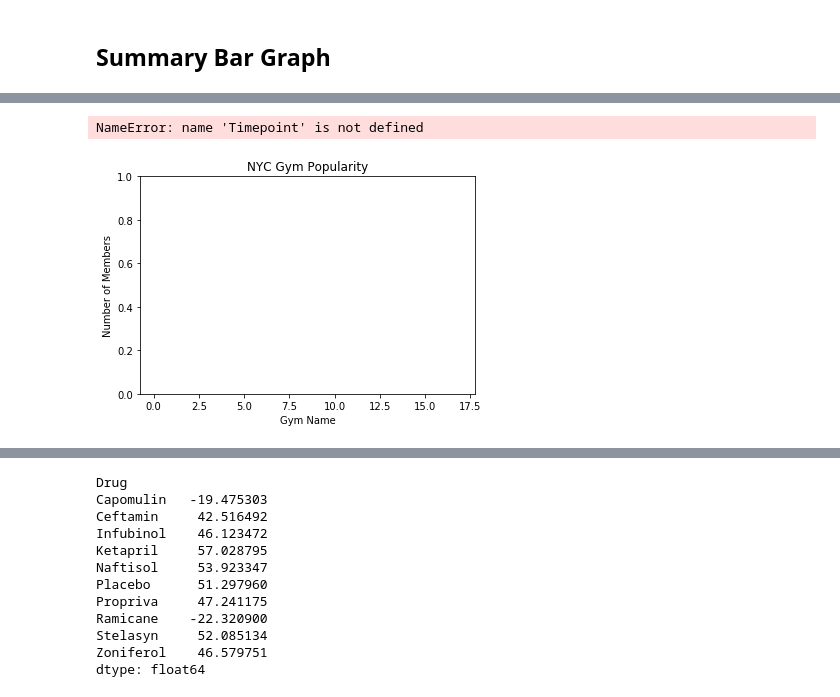
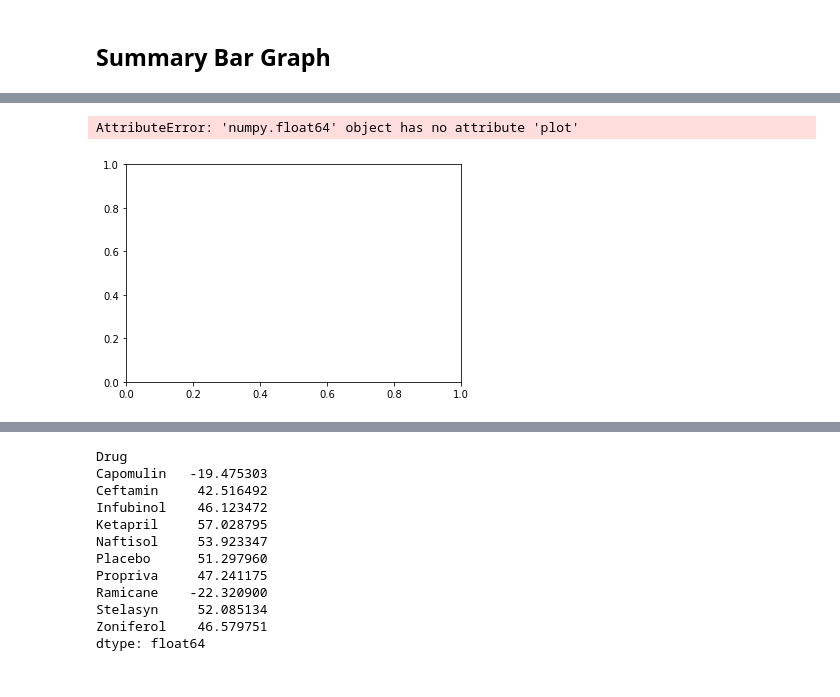
Before and after one commit to meowbray/matplotlib-challenge, a Jupyter notebook: Pymaceuticals/matplotOGer.ipynb, the cells around one changed output, grey strips where cells are left out. Saved outputs shown, nothing was run; the diff lists cells and outputs as text; code cells hidden in the pictures.

Commit message:
scatter plots galore

```diff
--- a/Pymaceuticals/matplotOGer.ipynb
+++ b/Pymaceuticals/matplotOGer.ipynb
@@ -303,14 +335,15 @@ plt.show()
 # %%
-locations=.index.get_level_values(0).unique()
+locations=tumor_mean_pivot.index.get_level_values(0).unique()
 for location in locations:
-    split=pivot.xs(location)
+    split=tumor_mean_pivot.xs(location)
 
-    rain=split["rain(mm)"]
-    temp=split["temp(dC)"]
+    rain=split["Tumor Volume (mm3)"]
+    temp=split["Timepoint"]
 
     plt.subplots()
-    temp.plot(kind="line",color="r",).legend()
     rain.plot(kind="bar").legend()
+    plt.plot(range(len(temp)), temp, "r", label=temp.name)
+    plt.legend()
 # %% [output]
-NameError: name 'Timepoint' is not defined
+AttributeError: 'numpy.float64' object has no attribute 'plot'
-[figure, old version]
+[figure, new version]
```
Also changed, not shown: parts of 27 cells of this notebook.
